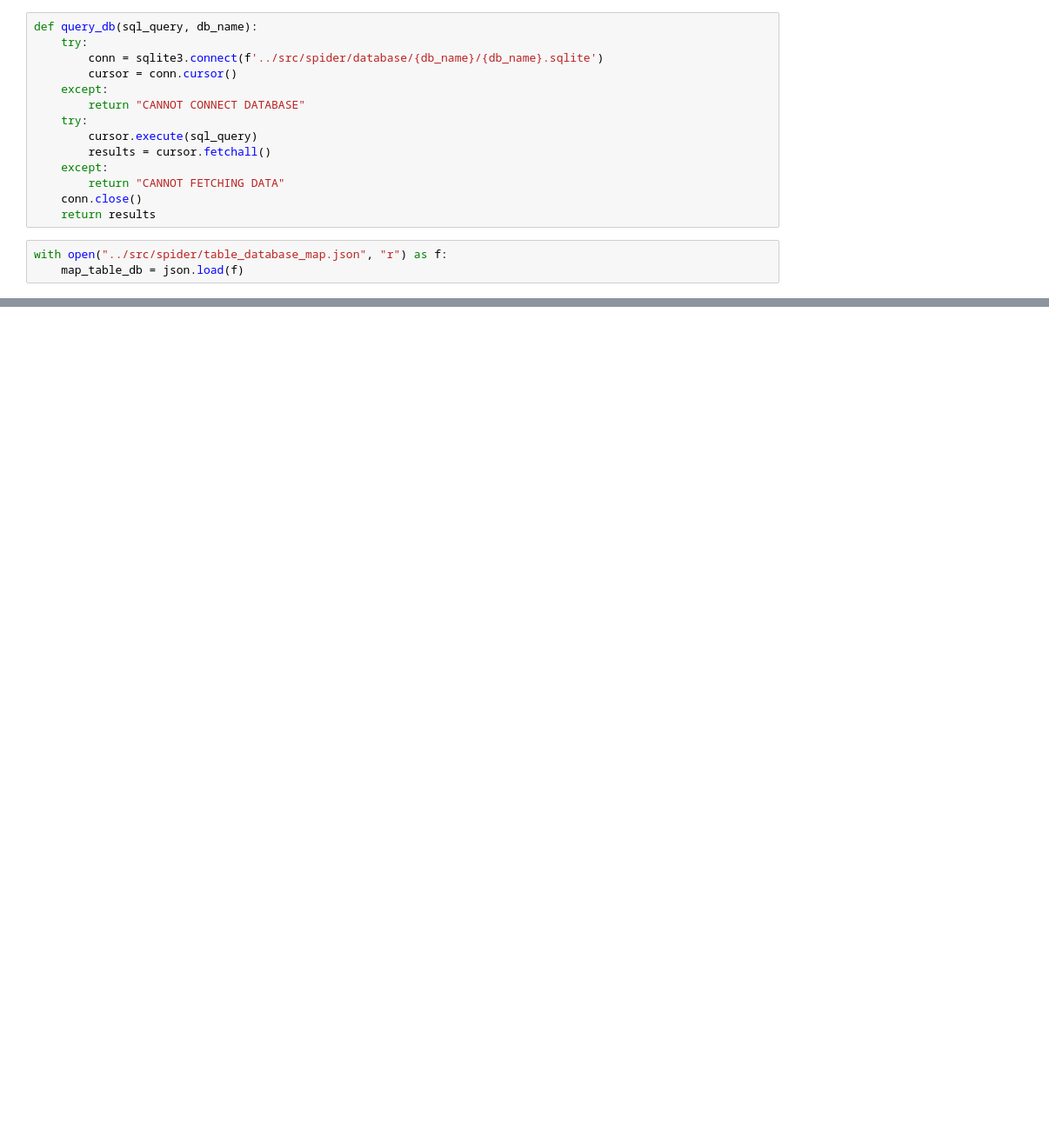
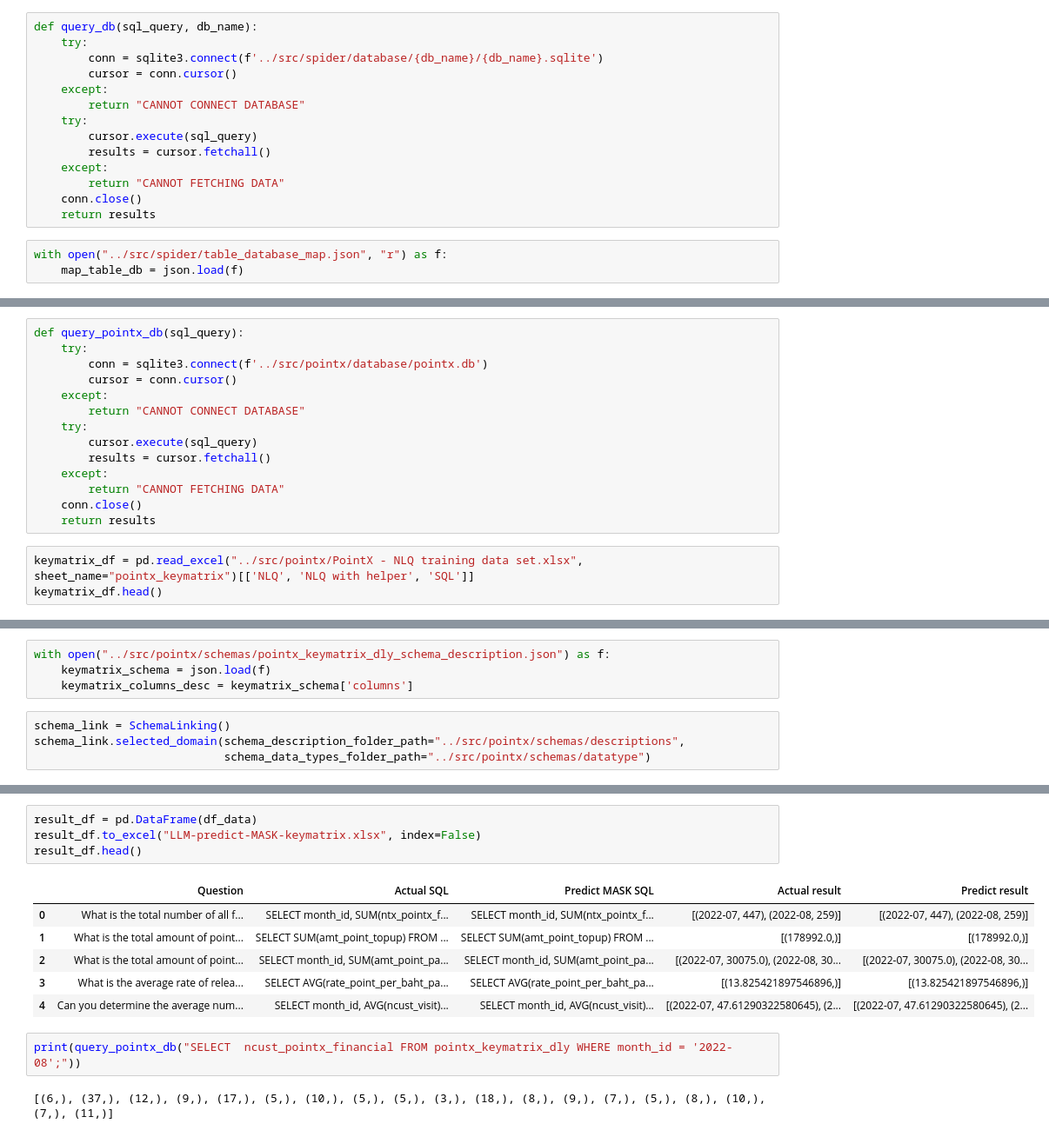
Before and after one commit to ThanawatTP/ChatQ, a Jupyter notebook: Experiments/enhance-by-description.ipynb, the cells around one changed output, grey strips where cells are left out. Shown at 87% size. Drawn from its saved outputs; the diff is of its cells as text; blank space fills up the shorter version.

```diff
--- a/Expirements/enhance-by-description.ipynb
+++ b/Experiments/enhance-by-description.ipynb
@@ -311,0 +319,17 @@ result_df.head()
+# %%
+def query_pointx_db(sql_query):
+    try:
+        conn = sqlite3.connect(f'../src/pointx/database/pointx.db')
+        cursor = conn.cursor()
+    except:
+        return "CANNOT CONNECT DATABASE"
+    try:
+        cursor.execute(sql_query)
+        results = cursor.fetchall()
+    except:
+        return "CANNOT FETCHING DATA"
+    conn.close()
+    return results
+# %%
+keymatrix_df = pd.read_excel("../src/pointx/PointX - NLQ training data set.xlsx", sheet_name="pointx_keymatrix")[['NLQ', 'NLQ with helper', 'SQL']]
+keymatrix_df.head()
@@ -311,0 +343,8 @@ result_df.head()
+# %%
+with open("../src/pointx/schemas/pointx_keymatrix_dly_schema_description.json") as f:
+    keymatrix_schema = json.load(f)
+    keymatrix_columns_desc = keymatrix_schema['columns']
+# %%
+schema_link = SchemaLinking()
+schema_link.selected_domain(schema_description_folder_path="../src/pointx/schemas/descriptions",
+                            schema_data_types_folder_path="../src/pointx/schemas/datatype")
@@ -311,0 +446,15 @@ result_df.head()
+# %%
+result_df = pd.DataFrame(df_data)
+result_df.to_excel("LLM-predict-MASK-keymatrix.xlsx", index=False)
+result_df.head()
+# %% [output]
+|  | Question | Actual SQL | Predict MASK SQL | Actual result | Predict result |
+| 0 | What is the total number of all f... | SELECT month_id, SUM(ntx_pointx_f... | SELECT month_id, SUM(ntx_pointx_f... | [(2022-07, 447), (2022-08, 259)] | [(2022-07, 447), (2022-08, 259)] |
+| 1 | What is the total amount of point... | SELECT SUM(amt_point_topup) FROM ... | SELECT SUM(amt_point_topup) FROM ... | [(178992.0,)] | [(178992.0,)] |
+| 2 | What is the total amount of point... | SELECT month_id, SUM(amt_point_pa... | SELECT month_id, SUM(amt_point_pa... | [(2022-07, 30075.0), (2022-08, 30... | [(2022-07, 30075.0), (2022-08, 30... |
+| 3 | What is the average rate of relea... | SELECT AVG(rate_point_per_baht_pa... | SELECT AVG(rate_point_per_baht_pa... | [(13.825421897546896,)] | [(13.825421897546896,)] |
+| 4 | Can you determine the average num... | SELECT month_id, AVG(ncust_visit)... | SELECT month_id, AVG(ncust_visit)... | [(2022-07, 47.61290322580645), (2... | [(2022-07, 47.61290322580645), (2... |
+# %%
+print(query_pointx_db("SELECT  ncust_pointx_financial FROM pointx_keymatrix_dly WHERE month_id = '2022-08';"))
+# %% [output]
+[(6,), (37,), (12,), (9,), (17,), (5,), (10,), (5,), (5,), (3,), (18,), (8,), (9,), (7,), (5,), (8,), (10,), (7,), (11,)]
```
Also changed, not shown: parts of 10 cells of this notebook, 10 other files.
